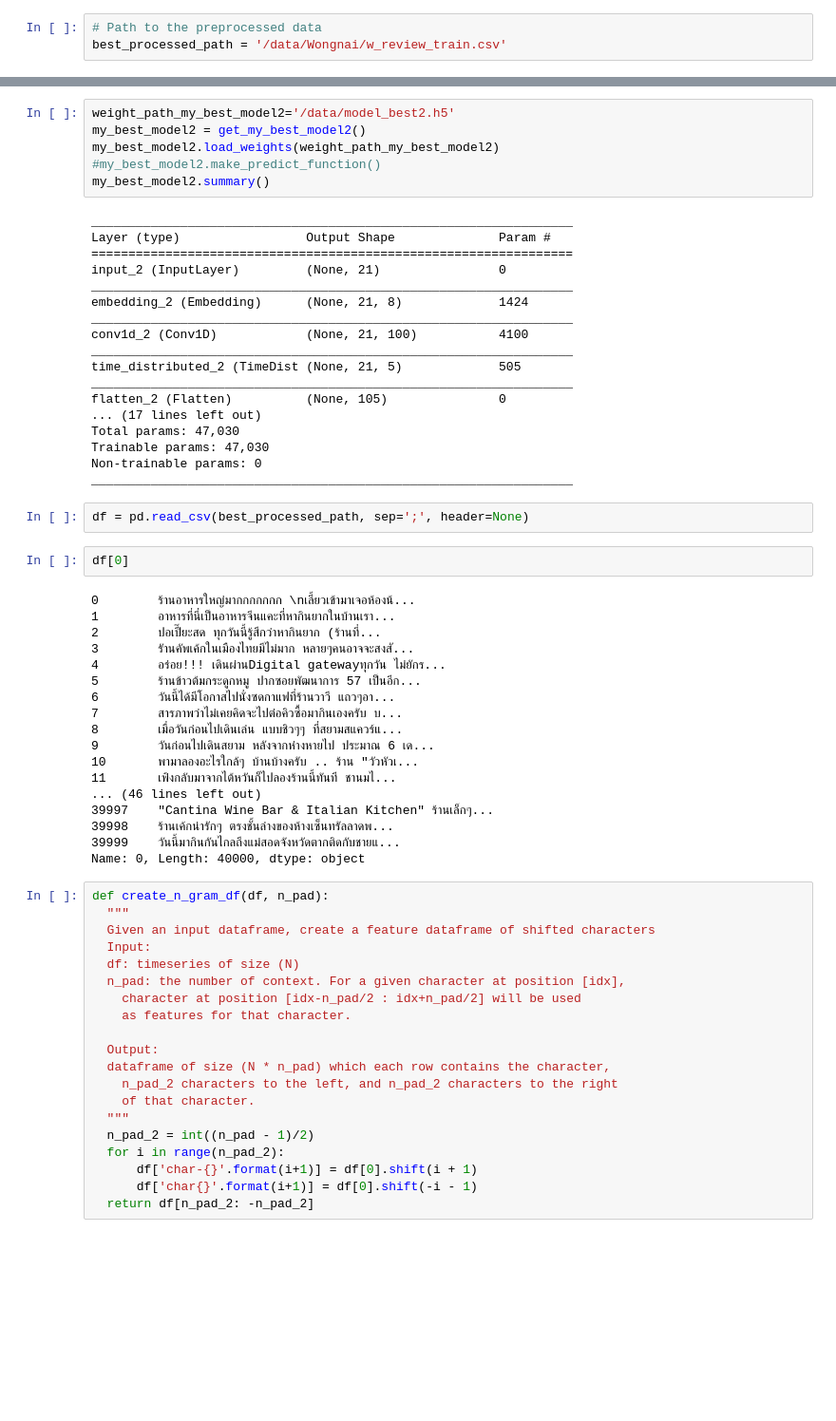
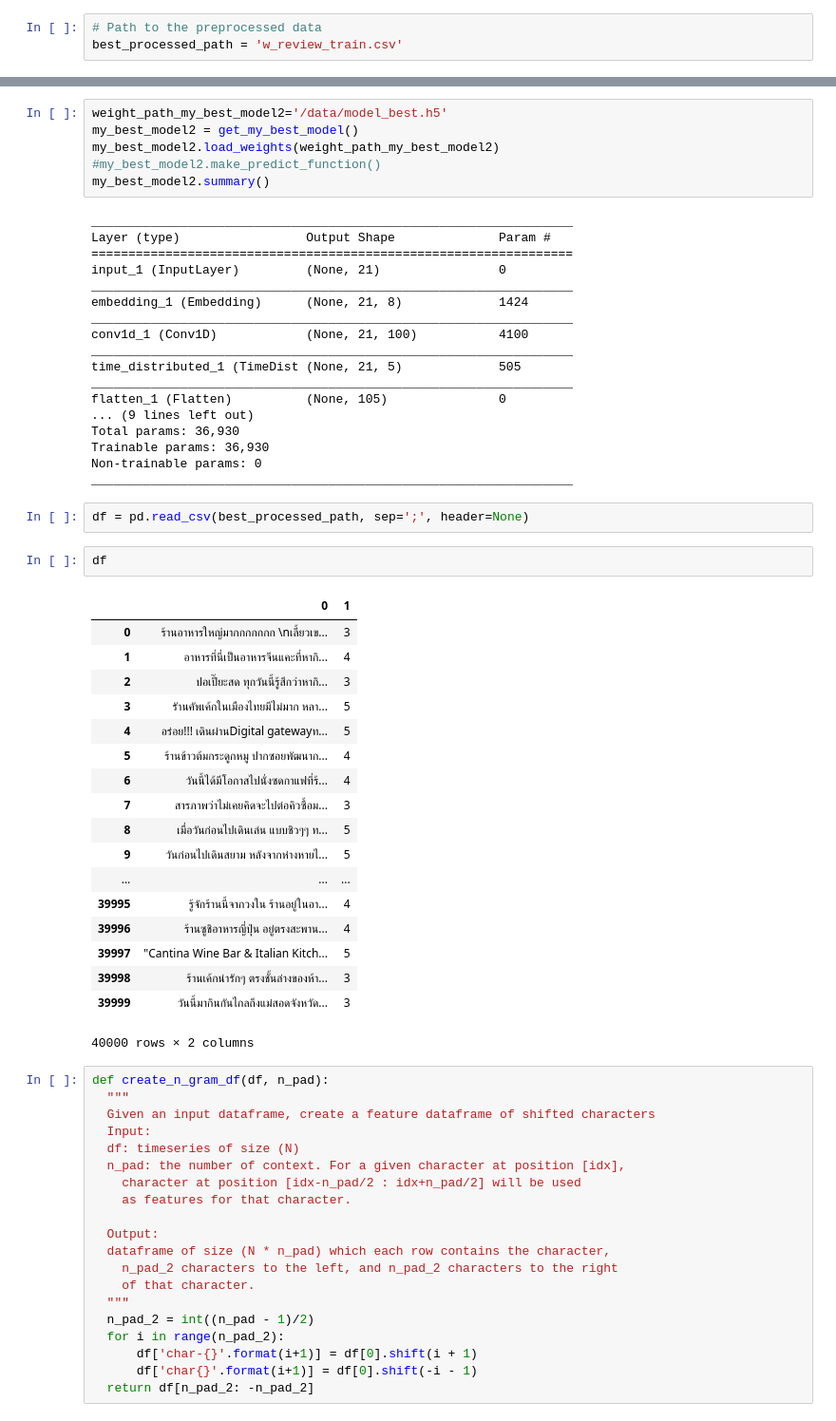
Before and after one commit to Fmindex/NLP-wongnai-challenge, a Jupyter notebook: Wongnai.ipynb, the cells around one changed output, grey strips where cells are left out. Shown: that part at 95% size. Saved outputs shown, nothing was run; the diff lists cells and outputs as text; blank space fills up the shorter version.

```diff
--- a/Wongnai.ipynb
+++ b/Wongnai.ipynb
@@ -7,7 +9,7 @@ import matplotlib.pyplot as plt
 %matplotlib inline
 # %%
 # Path to the preprocessed data
-best_processed_path = '/data/Wongnai/w_review_train.csv'
+best_processed_path = 'w_review_train.csv'
 # %%
 # Create a character map
 CHARS = [
@@ -59,8 +77,8 @@ def get_my_best_model2():
 # %% [output]
 Using TensorFlow backend.
 # %%
-weight_path_my_best_model2='/data/model_best2.h5'
-my_best_model2 = get_my_best_model2()
+weight_path_my_best_model2='/data/model_best.h5'
+my_best_model2 = get_my_best_model()
 my_best_model2.load_weights(weight_path_my_best_model2)
 #my_best_model2.make_predict_function()
 my_best_model2.summary()
@@ -68,42 +86,43 @@ my_best_model2.summary()
 _________________________________________________________________
 Layer (type)                 Output Shape              Param #
 =================================================================
-input_2 (InputLayer)         (None, 21)                0
+input_1 (InputLayer)         (None, 21)                0
 _________________________________________________________________
-embedding_2 (Embedding)      (None, 21, 8)             1424
+embedding_1 (Embedding)      (None, 21, 8)             1424
 _________________________________________________________________
-conv1d_2 (Conv1D)            (None, 21, 100)           4100
+conv1d_1 (Conv1D)            (None, 21, 100)           4100
 _________________________________________________________________
-time_distributed_2 (TimeDist (None, 21, 5)             505
+time_distributed_1 (TimeDist (None, 21, 5)             505
 _________________________________________________________________
-flatten_2 (Flatten)          (None, 105)               0
-... (17 lines left out)
-Total params: 47,030
-Trainable params: 47,030
+flatten_1 (Flatten)          (None, 105)               0
+... (9 lines left out)
+Total params: 36,930
+Trainable params: 36,930
 Non-trainable params: 0
 _________________________________________________________________
 # %%
 df = pd.read_csv(best_processed_path, sep=';', header=None)
 # %%
-df[0]
+df
 # %% [output]
+|  | 0 | 1 |
+| 0 | ร้านอาหารใหญ่มากกกกกกก \nเลี้ยวเข... | 3 |
+| 1 | อาหารที่นี่เป็นอาหารจีนแคะที่หากิ... | 4 |
+| 2 | ปอเปี๊ยะสด ทุกวันนี้รู้สึกว่าหากิ... | 3 |
+| 3 | รัานคัพเค้กในเมืองไทยมีไม่มาก หลา... | 5 |
+| 4 | อร่อย!!! เดินผ่านDigital gatewayท... | 5 |
+| 5 | ร้านข้าวต้มกระดูกหมู ปากซอยพัฒนาก... | 4 |
+| 6 | วันนี้ได้มีโอกาสไปนั่งซดกาแฟที่ร้... | 4 |
+| 7 | สารภาพว่าไม่เคยคิดจะไปต่อคิวซื้อม... | 3 |
+| 8 | เมื่อวันก่อนไปเดินเล่น แบบชิวๆๆ ท... | 5 |
+| 9 | วันก่อนไปเดินสยาม หลังจากห่างหายไ... | 5 |
+| ... | ... | ... |
+| 39995 | รู้จักร้านนี้จากวงใน ร้านอยู่ในอา... | 4 |
+| 39996 | ร้านซูชิอาหารญี่ปุ่น อยู่ตรงสะพาน... | 4 |
+| 39997 | "Cantina Wine Bar & Italian Kitch... | 5 |
+| 39998 | ร้านเค้กน่ารักๆ ตรงชั้นล่างของห้า... | 3 |
+| 39999 | วันนี้มากินกันไกลถึงแม่สอดจังหวัด... | 3 |
-0        ร้านอาหารใหญ่มากกกกกกก \nเลี้ยวเข้ามาเจอห้องน้...
-1        อาหารที่นี่เป็นอาหารจีนแคะที่หากินยากในบ้านเรา...
-2        ปอเปี๊ยะสด ทุกวันนี้รู้สึกว่าหากินยาก (ร้านที่...
-3        รัานคัพเค้กในเมืองไทยมีไม่มาก หลายๆคนอาจจะสงสั...
-4        อร่อย!!! เดินผ่านDigital gatewayทุกวัน ไม่ยักร...
-5        ร้านข้าวต้มกระดูกหมู ปากซอยพัฒนาการ 57 เป็นอีก...
-6        วันนี้ได้มีโอกาสไปนั่งซดกาแฟที่ร้านวาวี แถวๆอา...
-7        สารภาพว่าไม่เคยคิดจะไปต่อคิวซื้อมากินเองครับ บ...
-8        เมื่อวันก่อนไปเดินเล่น แบบชิวๆๆ ที่สยามสแควร์แ...
-9        วันก่อนไปเดินสยาม หลังจากห่างหายไป ประมาณ 6 เด...
-10       พามาลองอะไรใกล้ๆ บ้านบ้างครับ .. ร้าน "วัวหัวเ...
-11       เพ่ิงกลับมาจากไต้หวันก็ไปลองร้านนี้ทันที ชานมไ...
-... (46 lines left out)
-39997    "Cantina Wine Bar & Italian Kitchen" ร้านเล็กๆ...
-39998    ร้านเค้กน่ารักๆ ตรงชั้นล่างของห้างเซ็นทรัลลาดพ...
-39999    วันนี้มากินกันไกลถึงแม่สอดจังหวัดตากติดกับชายแ...
-Name: 0, Length: 40000, dtype: object
+40000 rows × 2 columns
 # %%
 def create_n_gram_df(df, n_pad):
   """
```
Also changed, not shown: parts of 28 cells of this notebook, 6 other files.
